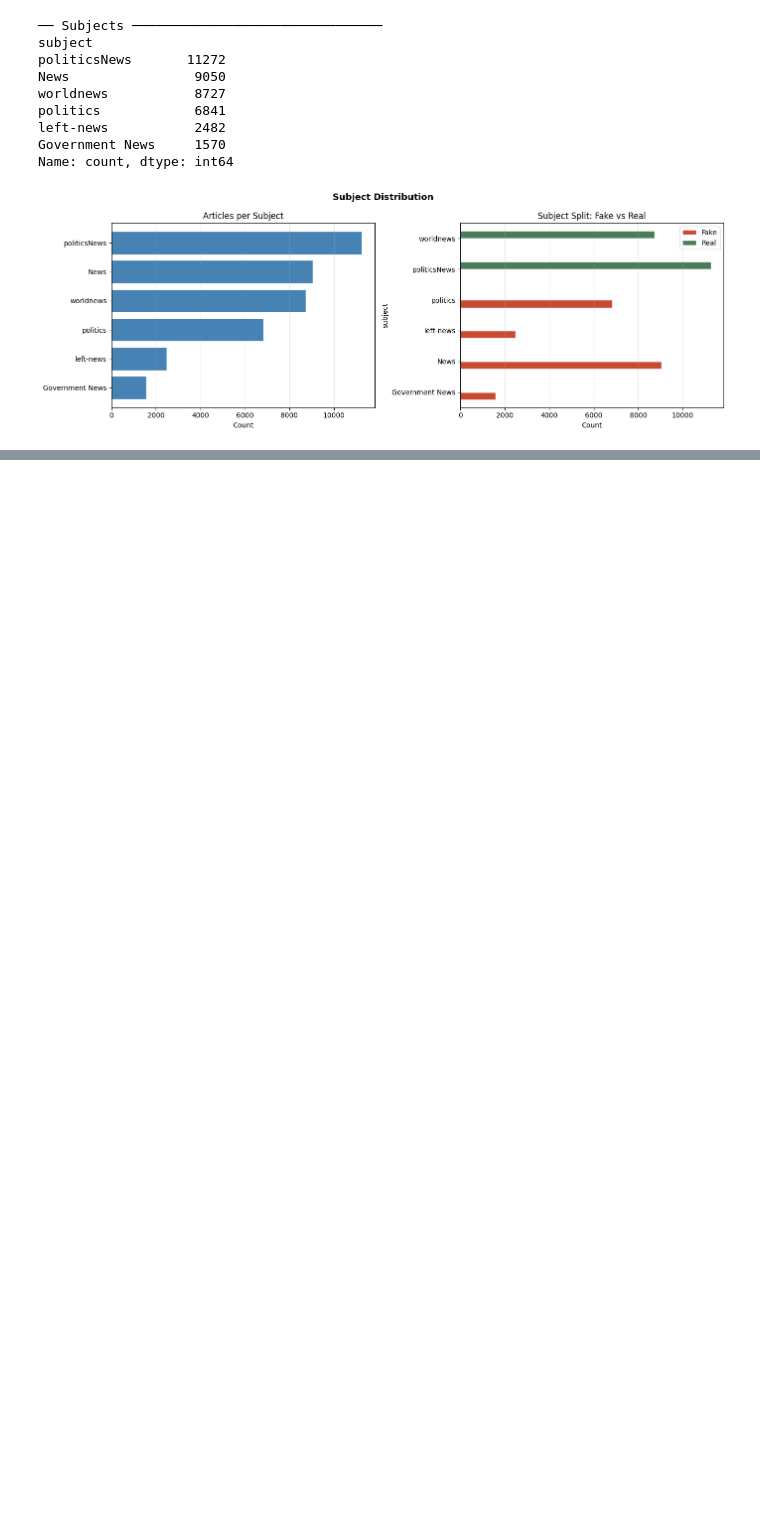
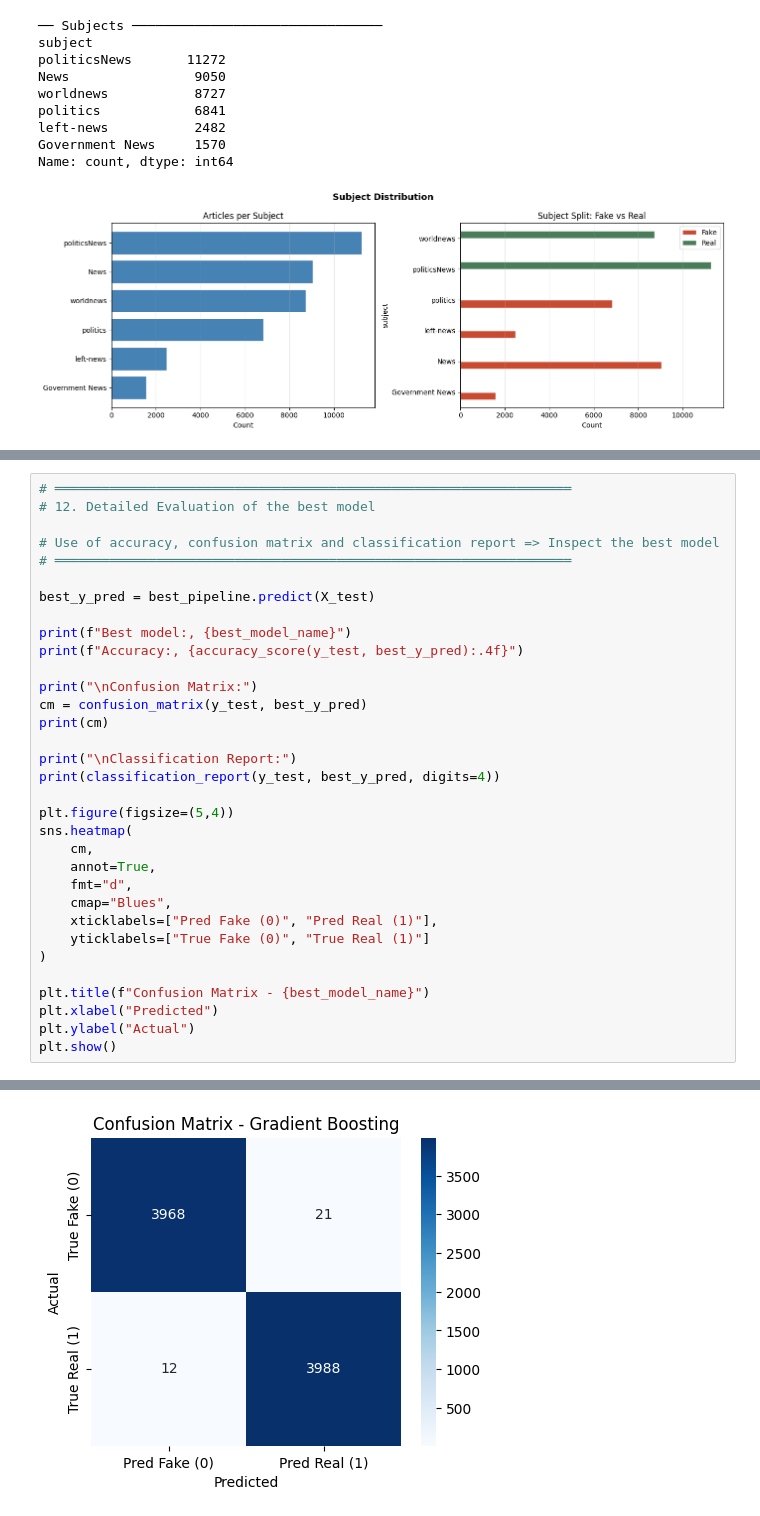
Before and after one commit to mithilamp/project-nlp-challenge, a Jupyter notebook: NLP_news.ipynb, the cells around one changed output, grey strips where cells are left out. Drawn from its saved outputs; the diff is of its cells as text; blank space fills up the shorter version.

```diff
--- a/NLP_news.ipynb
+++ b/NLP_news.ipynb
@@ -231,0 +450,34 @@ Name: count, dtype: int64
+# %%
+# ══════════════════════════════════════════════════════════════════
+# 12. Detailed Evaluation of the best model
+
+# Use of accuracy, confusion matrix and classification report => Inspect the best model
+# ══════════════════════════════════════════════════════════════════
+
+best_y_pred = best_pipeline.predict(X_test)
+
+print(f"Best model:, {best_model_name}")
+print(f"Accuracy:, {accuracy_score(y_test, best_y_pred):.4f}")
+
+print("\nConfusion Matrix:")
+cm = confusion_matrix(y_test, best_y_pred)
+print(cm)
+
+print("\nClassification Report:")
+print(classification_report(y_test, best_y_pred, digits=4))
+
+plt.figure(figsize=(5,4))
+sns.heatmap(
+    cm,
+    annot=True,
+    fmt="d",
+    cmap="Blues",
+    xticklabels=["Pred Fake (0)", "Pred Real (1)"],
+    yticklabels=["True Fake (0)", "True Real (1)"]
+)
+
+plt.title(f"Confusion Matrix - {best_model_name}")
+plt.xlabel("Predicted")
+plt.ylabel("Actual")
+plt.show()
+# %% [output]
@@ -231,0 +500 @@ Name: count, dtype: int64
+[figure, added]
```
Also changed, not shown: parts of 10 cells of this notebook, 3 other files.
